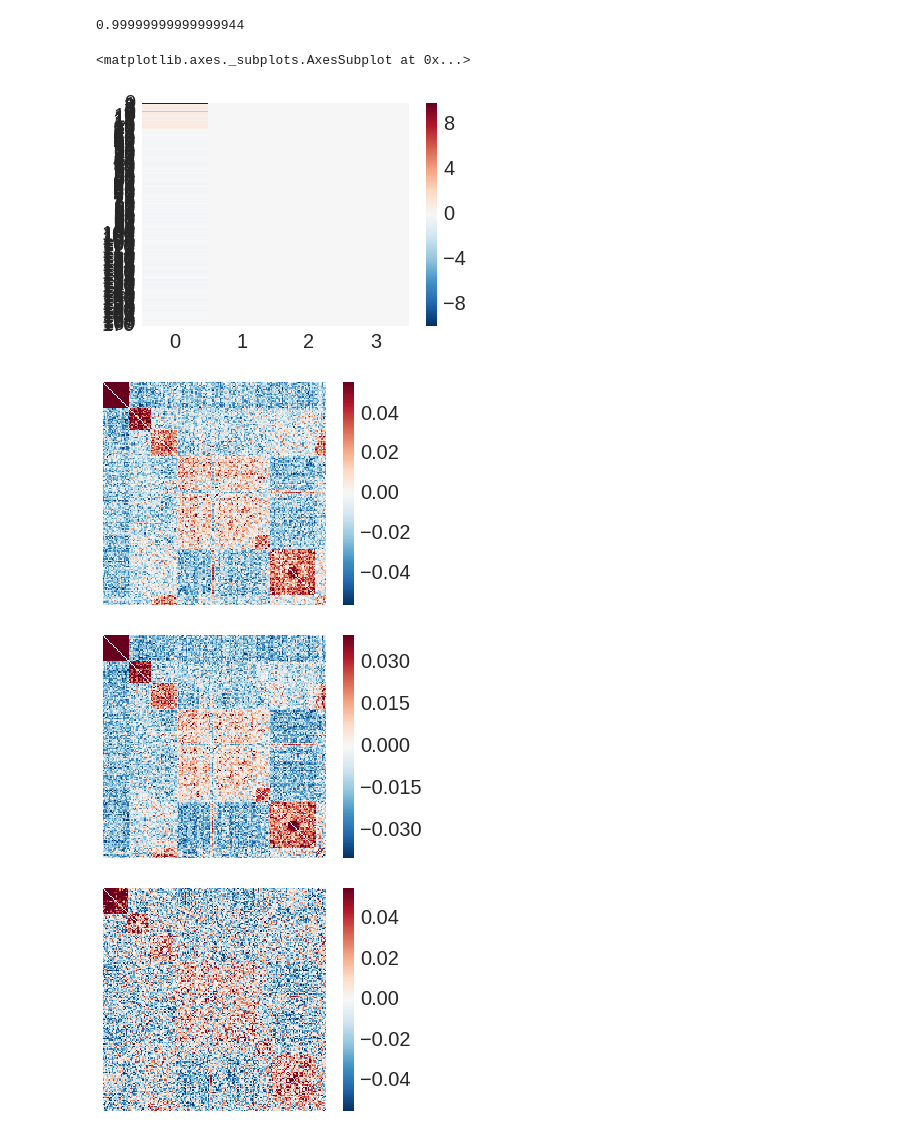
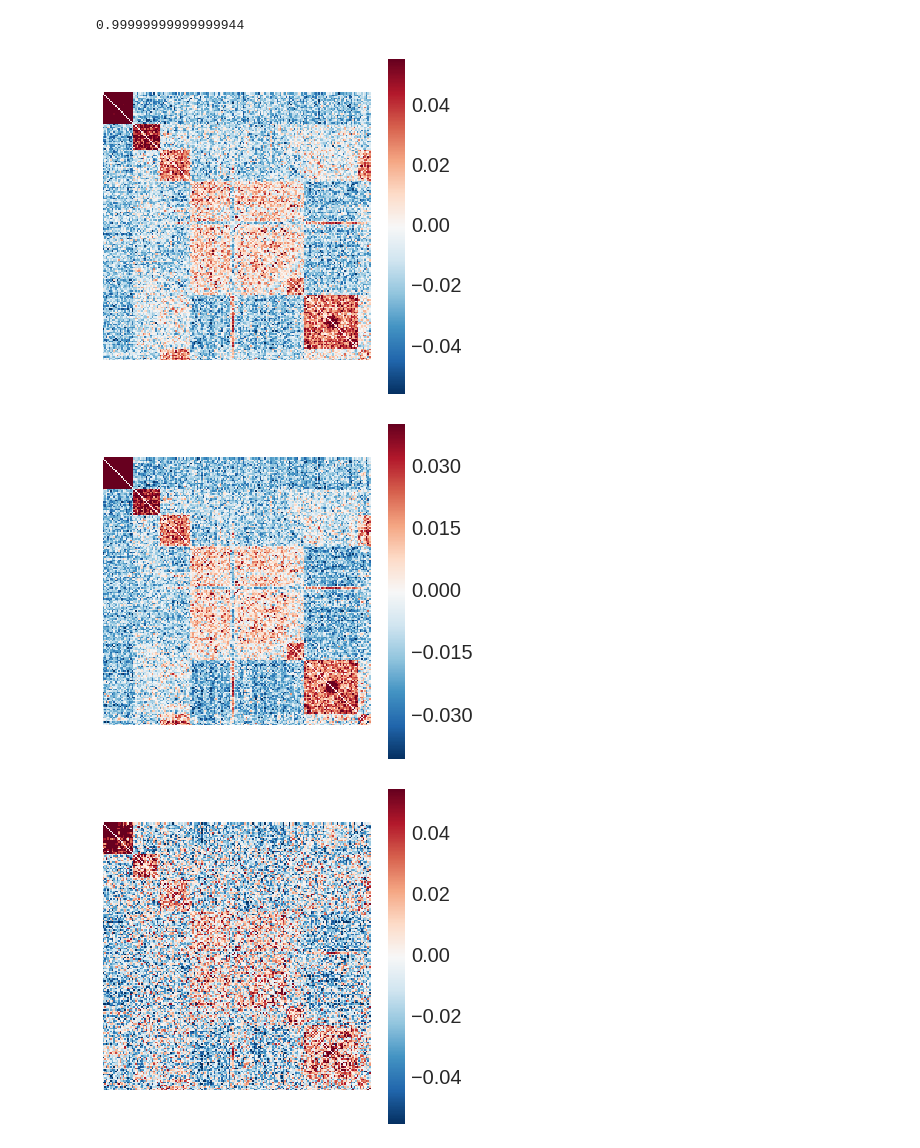
Before and after one commit to rwaples/chum_populations, a Jupyter notebook: run_EIGENSTRAT.ipynb, the cells around one changed output. Drawn from its saved outputs; the diff is of its cells as text; code cells hidden in the pictures.

```diff
--- a/run_EIGENSTRAT.ipynb
+++ b/run_EIGENSTRAT.ipynb
@@ -793,17 +799,13 @@ np.corrcoef(t_rel_mat3[:, 0], t_rel_mat4[:, 0])[0, 1]
 # %% [output]
 [figure]
 0.99999999999999944
-# %%
-sns.heatmap(yy.transform(rel_mat1), linewidths=0)
-# %% [output]
-<matplotlib.axes._subplots.AxesSubplot at 0x...>
-[figure, removed]
 # %%
+figsize(6,6)
 plot_rel_matrix('/home/ipseg/Desktop/waples/chum_populations/results/batch_4/EIGENSOFT/on_map.codom.rel')
 plot_rel_matrix('/home/ipseg/Desktop/waples/chum_populations/results/batch_4/EIGENSOFT/on_map.dom.rel')
 plot_rel_matrix('/home/ipseg/Desktop/waples/chum_populations/results/batch_4/EIGENSOFT/paralogs.dom.rel')
 plot_rel_matrix('/home/ipseg/Desktop/waples/chum_populations/results/batch_4/EIGENSOFT/on_map.codom.subsample.rel')
 # %% [output]
-[figure, old version]
+[figure, new version]
-[figure, old version]
+[figure, new version]
-[figure, old version]
+[figure, new version]
```
Also changed, not shown: parts of 36 cells of this notebook, 32 other files.
